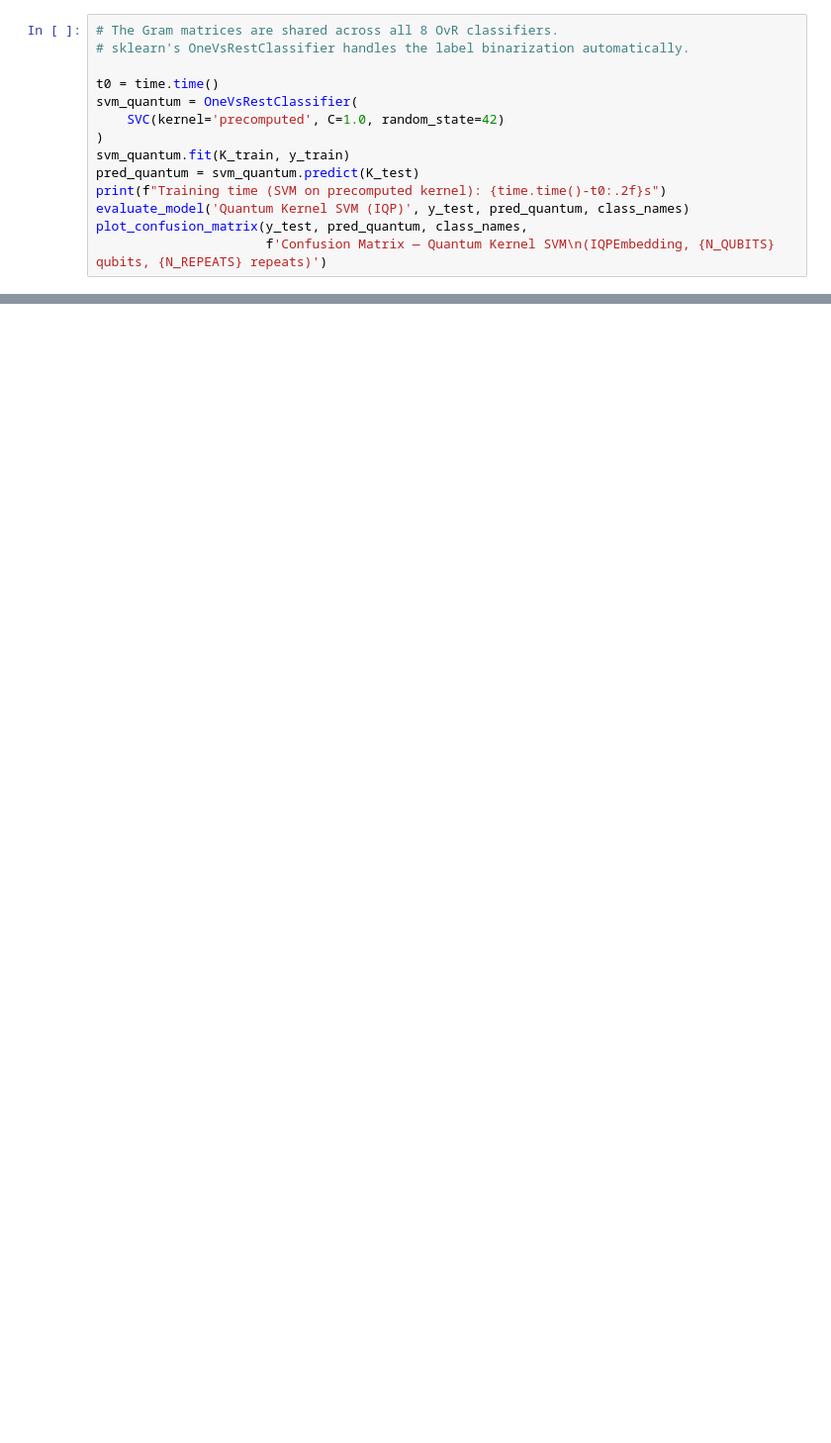
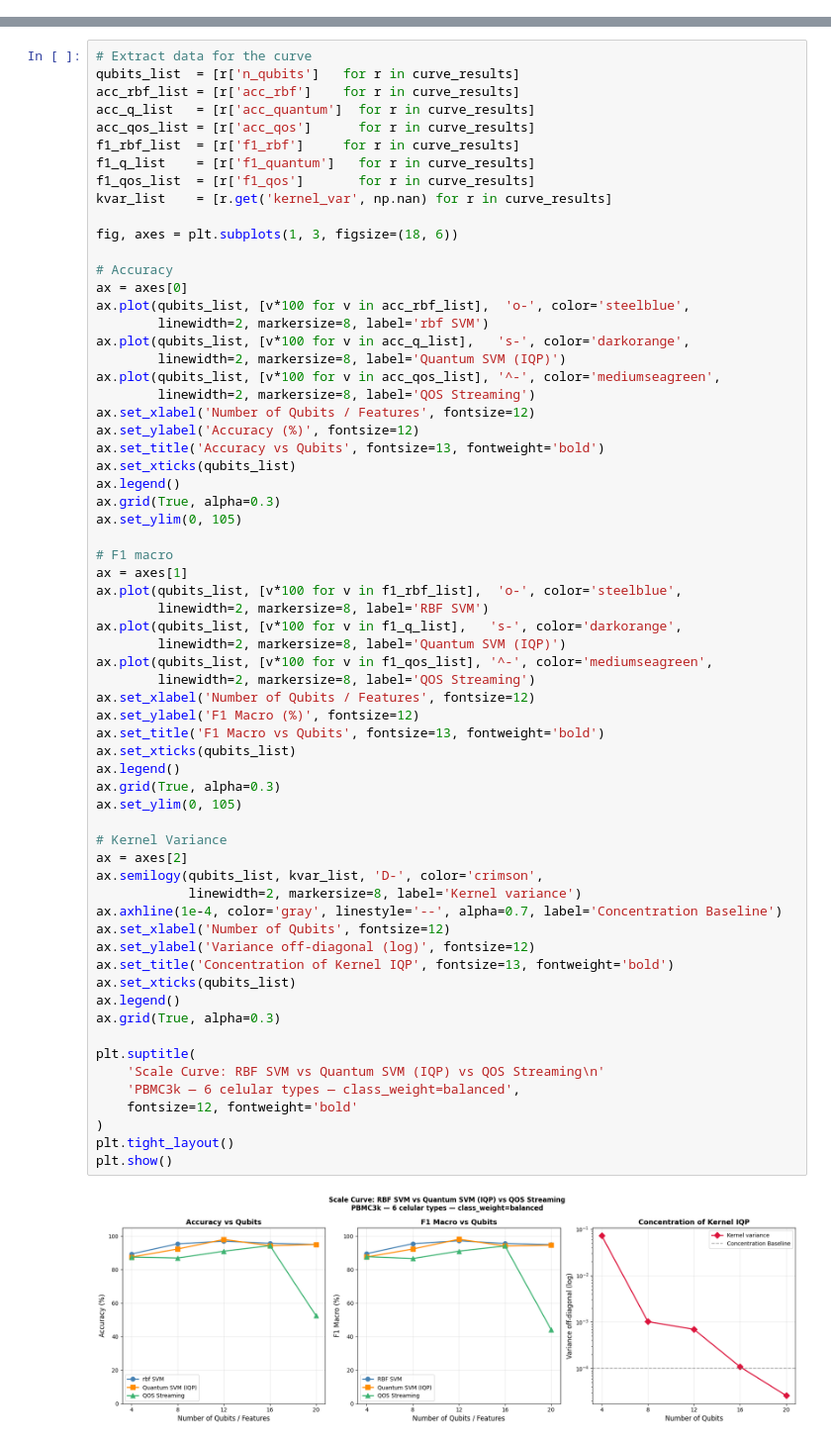
Before and after one commit to mikelpri3/QML_Frontiers, a Jupyter notebook: PFG_QML/PBMC_Quantum_SVM.ipynb, the cells around one changed output, grey strips where cells are left out. Shown at 99% size. Saved outputs shown, nothing was run; the diff lists cells and outputs as text; blank space fills up the shorter version.

Commit message:
pbmc finished

```diff
--- a/PFG_QML/PBMC_Quantum_SVM.ipynb
+++ b/PFG_QML/PBMC_Quantum_SVM.ipynb
@@ -721,14 +0,0 @@ plt.show()
-# %%
-# The Gram matrices are shared across all 8 OvR classifiers.
-# sklearn's OneVsRestClassifier handles the label binarization automatically.
-
-t0 = time.time()
-svm_quantum = OneVsRestClassifier(
-    SVC(kernel='precomputed', C=1.0, random_state=42)
-)
-svm_quantum.fit(K_train, y_train)
-pred_quantum = svm_quantum.predict(K_test)
-print(f"Training time (SVM on precomputed kernel): {time.time()-t0:.2f}s")
-evaluate_model('Quantum Kernel SVM (IQP)', y_test, pred_quantum, class_names)
-plot_confusion_matrix(y_test, pred_quantum, class_names,
-                      f'Confusion Matrix — Quantum Kernel SVM\n(IQPEmbedding, {N_QUBITS} qubits, {N_REPEATS} repeats)')
@@ -1022,0 +585,66 @@ exponential memory advantage.
+# %%
+# Extract data for the curve
+qubits_list  = [r['n_qubits']   for r in curve_results]
+acc_rbf_list = [r['acc_rbf']    for r in curve_results]
+acc_q_list   = [r['acc_quantum']  for r in curve_results]
+acc_qos_list = [r['acc_qos']      for r in curve_results]
+f1_rbf_list  = [r['f1_rbf']     for r in curve_results]
+f1_q_list    = [r['f1_quantum']   for r in curve_results]
+f1_qos_list  = [r['f1_qos']       for r in curve_results]
+kvar_list    = [r.get('kernel_var', np.nan) for r in curve_results]
+
+fig, axes = plt.subplots(1, 3, figsize=(18, 6))
+
+# Accuracy
+ax = axes[0]
+ax.plot(qubits_list, [v*100 for v in acc_rbf_list],  'o-', color='steelblue',
+        linewidth=2, markersize=8, label='rbf SVM')
+ax.plot(qubits_list, [v*100 for v in acc_q_list],   's-', color='darkorange',
+        linewidth=2, markersize=8, label='Quantum SVM (IQP)')
+ax.plot(qubits_list, [v*100 for v in acc_qos_list], '^-', color='mediumseagreen',
+        linewidth=2, markersize=8, label='QOS Streaming')
+ax.set_xlabel('Number of Qubits / Features', fontsize=12)
+ax.set_ylabel('Accuracy (%)', fontsize=12)
+ax.set_title('Accuracy vs Qubits', fontsize=13, fontweight='bold')
+ax.set_xticks(qubits_list)
+ax.legend()
+ax.grid(True, alpha=0.3)
+ax.set_ylim(0, 105)
+
+# F1 macro
+ax = axes[1]
+ax.plot(qubits_list, [v*100 for v in f1_rbf_list],  'o-', color='steelblue',
+        linewidth=2, markersize=8, label='RBF SVM')
+ax.plot(qubits_list, [v*100 for v in f1_q_list],   's-', color='darkorange',
+        linewidth=2, markersize=8, label='Quantum SVM (IQP)')
+ax.plot(qubits_list, [v*100 for v in f1_qos_list], '^-', color='mediumseagreen',
+        linewidth=2, markersize=8, label='QOS Streaming')
+ax.set_xlabel('Number of Qubits / Features', fontsize=12)
+ax.set_ylabel('F1 Macro (%)', fontsize=12)
+ax.set_title('F1 Macro vs Qubits', fontsize=13, fontweight='bold')
+ax.set_xticks(qubits_list)
+ax.legend()
+ax.grid(True, alpha=0.3)
+ax.set_ylim(0, 105)
+
+# Kernel Variance
+ax = axes[2]
+ax.semilogy(qubits_list, kvar_list, 'D-', color='crimson',
+            linewidth=2, markersize=8, label='Kernel variance')
+ax.axhline(1e-4, color='gray', linestyle='--', alpha=0.7, label='Concentration Baseline')
+ax.set_xlabel('Number of Qubits', fontsize=12)
+ax.set_ylabel('Variance off-diagonal (log)', fontsize=12)
+ax.set_title('Concentration of Kernel IQP', fontsize=13, fontweight='bold')
+ax.set_xticks(qubits_list)
+ax.legend()
+ax.grid(True, alpha=0.3)
+
+plt.suptitle(
+    'Scale Curve: RBF SVM vs Quantum SVM (IQP) vs QOS Streaming\n'
+    'PBMC3k — 6 celular types — class_weight=balanced',
+    fontsize=12, fontweight='bold'
+)
+plt.tight_layout()
+plt.show()
+# %% [output]
+[figure, added]
```
Also changed, not shown: parts of 61 cells of this notebook, 40 other files.
